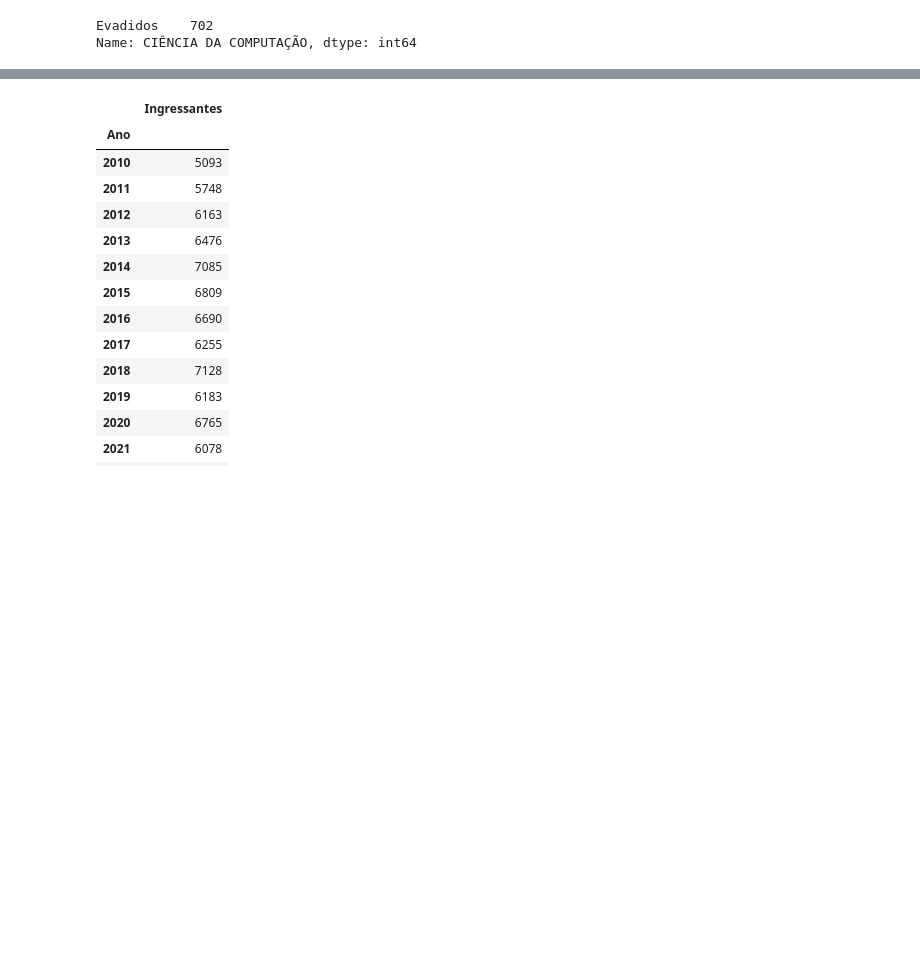
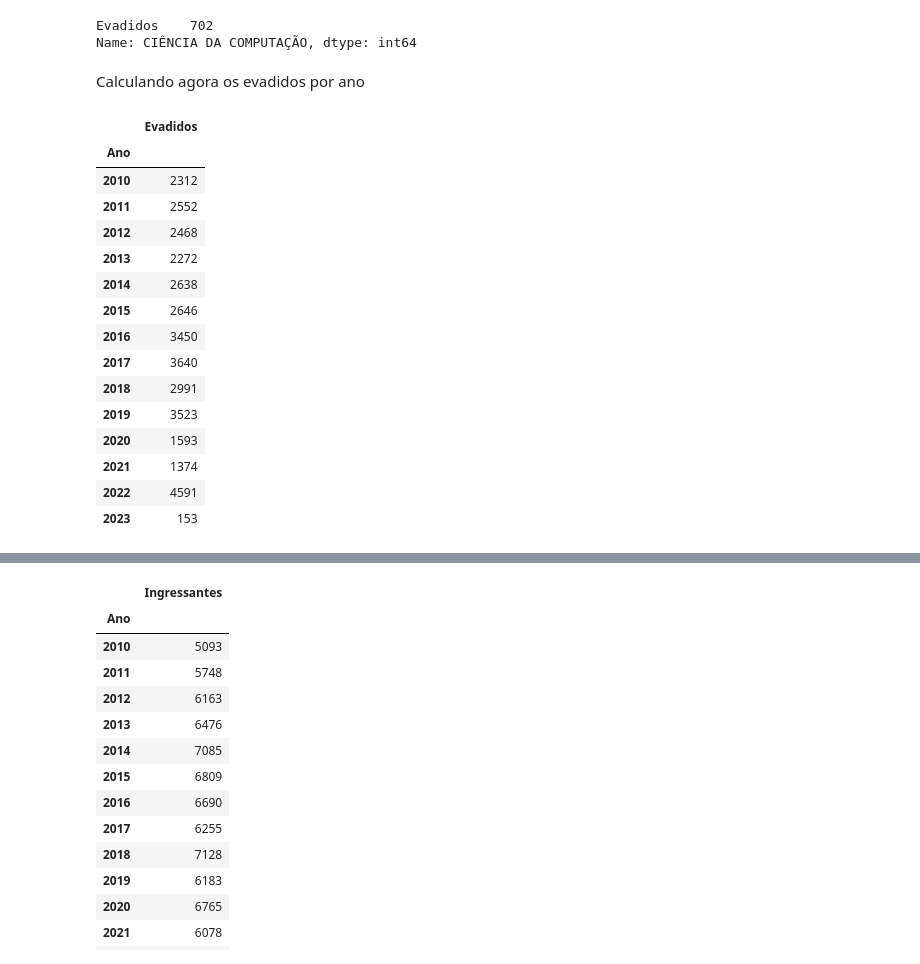
Before and after one commit to psicosleazy-dev/tcc, a Jupyter notebook: start_notebook.ipynb, the cells around one changed output, grey strips where cells are left out. Cells and saved outputs as stored; diff of their text form; code cells hidden in the pictures; blank space fills up the shorter version.

```diff
--- a/start_notebook.ipynb
+++ b/start_notebook.ipynb
@@ -201,3 +184,26 @@ ev_curso.loc["CIÊNCIA DA COMPUTAÇÃO"]
 # %% [output]
 Evadidos    702
 Name: CIÊNCIA DA COMPUTAÇÃO, dtype: int64
+# %% [markdown]
+Calculando agora os evadidos por ano
+# %%
+ev_por_ano = df[["Ano","Evadidos"]].groupby("Ano").sum()
+# %%
+display(ev_por_ano)
+# %% [output]
+|  | Evadidos |
+| Ano |  |
+| 2010 | 2312 |
+| 2011 | 2552 |
+| 2012 | 2468 |
+| 2013 | 2272 |
+| 2014 | 2638 |
+| 2015 | 2646 |
+| 2016 | 3450 |
+| 2017 | 3640 |
+| 2018 | 2991 |
+| 2019 | 3523 |
+| 2020 | 1593 |
+| 2021 | 1374 |
+| 2022 | 4591 |
+| 2023 | 153 |
```
Also changed, not shown: parts of 16 cells of this notebook.
